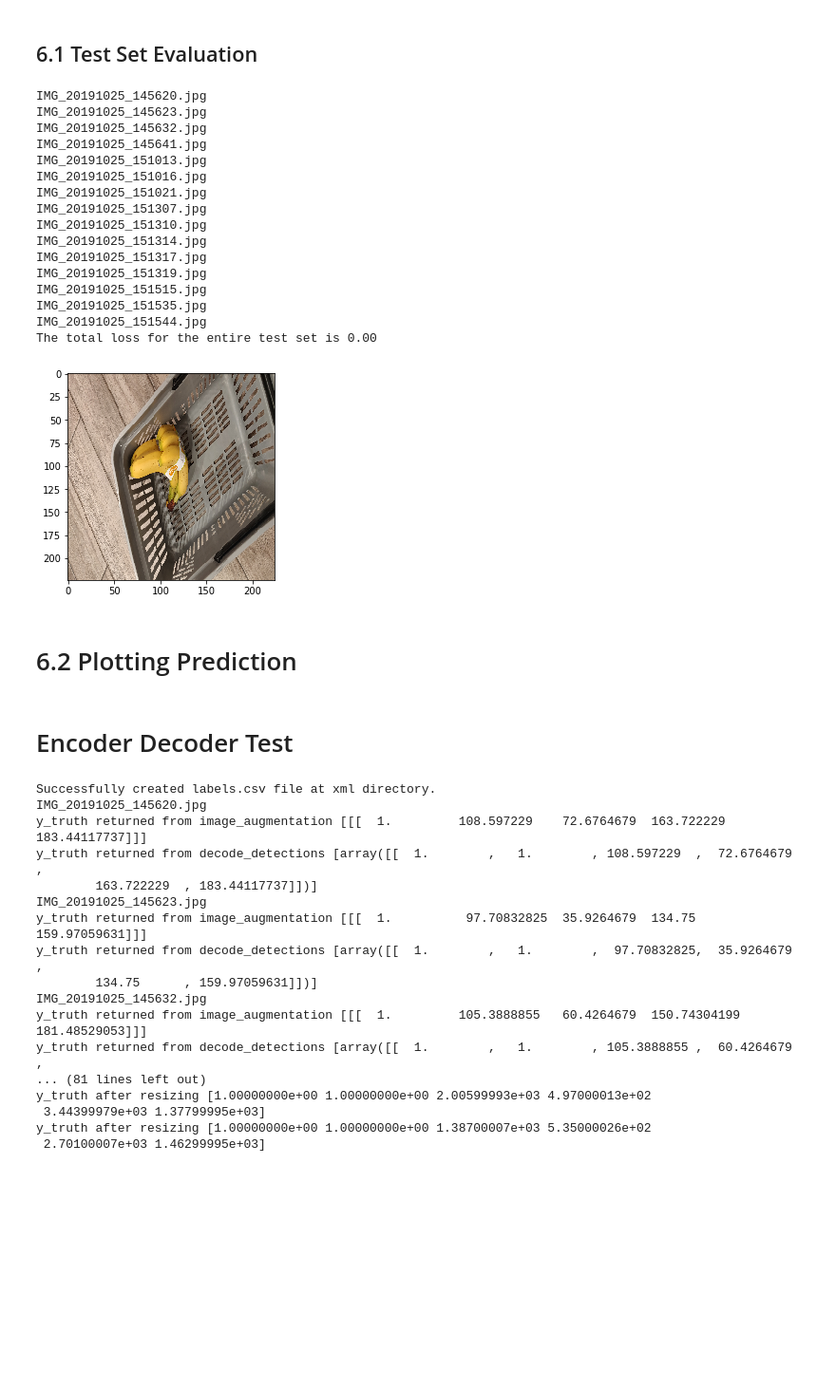
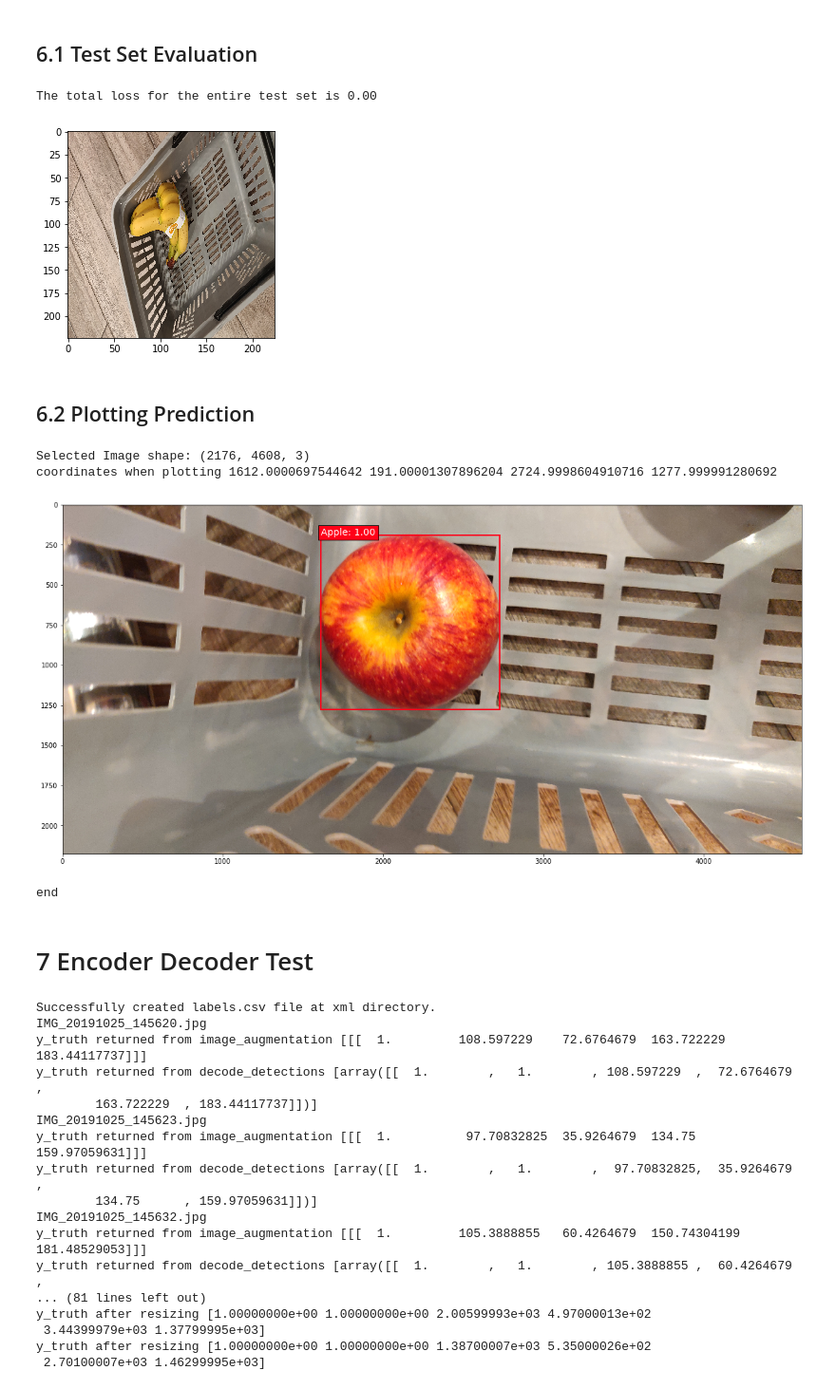
Before and after one commit to donalngo/MobileNetSSD, a Jupyter notebook: train_ssd.ipynb, the cells around one changed output. Shown at 95% size. Drawn from its saved outputs; the diff is of its cells as text; code cells hidden in the pictures; blank space fills up the shorter version.

```diff
--- a/train_ssd.ipynb
+++ b/train_ssd.ipynb
@@ -229,6 +229,7 @@ test_imgs = glob.glob(test_image_dir+"*.jpg")
 
 csv_path = xml_to_csv(test_image_dir)
 data_csv = read_csv(test_image_dir, "labels.csv")
+diagnose=True
 # %% [output]
 Successfully created labels.csv file at xml directory.
 # %% [markdown]
@@ -259,7 +260,11 @@ for i in range(len(test_imgs)):
     img = cv2.resize(img, (224, 224))
     plt.imshow(cv2.cvtColor(img, cv2.COLOR_BGR2RGB))
     img = img.reshape(1, img.shape[0], img.shape[1], img.shape[2])
-    Current_pred = y_truth
+    if diagnose:
+      Current_pred = y_truth
+    else:
+      Current_pred = model.predict(img)
+
     prediction.append(Current_pred)
     y_pred_decoded = decode_detections(Current_pred,
                                        confidence_thresh=confidence_thresh,
@@ -287,54 +292,44 @@ for i in range(len(y_pred)):# for each image
         y_pred[i][0][j][3] = y_pred[i][0][j][3] / img_height * test_shape[i][0]
         y_pred[i][0][j][5] = y_pred[i][0][j][5] / img_height * test_shape[i][0]
 # %% [output]
-IMG_20191025_145620.jpg
-IMG_20191025_145623.jpg
-IMG_20191025_145632.jpg
-IMG_20191025_145641.jpg
-IMG_20191025_151013.jpg
-IMG_20191025_151016.jpg
-IMG_20191025_151021.jpg
-IMG_20191025_151307.jpg
-IMG_20191025_151310.jpg
-IMG_20191025_151314.jpg
-IMG_20191025_151317.jpg
-IMG_20191025_151319.jpg
-IMG_20191025_151515.jpg
-IMG_20191025_151535.jpg
-IMG_20191025_151544.jpg
 The total loss for the entire test set is 0.00
 [figure]
 # %% [markdown]
-# 6.2 Plotting Prediction
+## 6.2 Plotting Prediction
 # %%
 
 colors = plt.cm.hsv(np.linspace(0, 1, n_classes + 1)).tolist()  # colors for the bounding boxes
 classes = ['background','Banana', 'Apple']
-select_idx = 0  # select the test image to display
+select_idx = 8  # select the test image to display
 
 img = cv2.imread(test_imgs[select_idx])
 plt.figure(figsize=(20, 12))
 plt.imshow(cv2.cvtColor(img, cv2.COLOR_BGR2RGB))
 
 current_axis = plt.gca()
 
 print('Selected Image shape:', img.shape)
 
 for box in y_pred[select_idx][0]:
     xmin = box[2]
     ymin = box[3]
     xmax = box[4]
     ymax = box[5]
     color = colors[int(box[0])]
     label = '{}: {:.2f}'.format(classes[int(box[0])], box[1])
     print('coordinates when plotting',xmin, ymin, xmax, ymax)
     current_axis.add_patch(plt.Rectangle((xmin, ymin), xmax - xmin, ymax - ymin, color=color, fill=False, linewidth=2))
     current_axis.text(xmin, ymin, label, size='x-large', color='white', bbox={'facecolor': color, 'alpha': 1.0})
 
 plt.show()
 print('end')
+# %% [output]
+Selected Image shape: (2176, 4608, 3)
+coordinates when plotting 1612.0000697544642 191.00001307896204 2724.9998604910716 1277.999991280692
+[figure, added]
+end
 # %% [markdown]
-# Encoder Decoder Test
+# 7 Encoder Decoder Test
 # %%
 
 # %% Block 6a: Predictions on Test Image (With labels)
```
Also changed, not shown: parts of 2 cells of this notebook.
